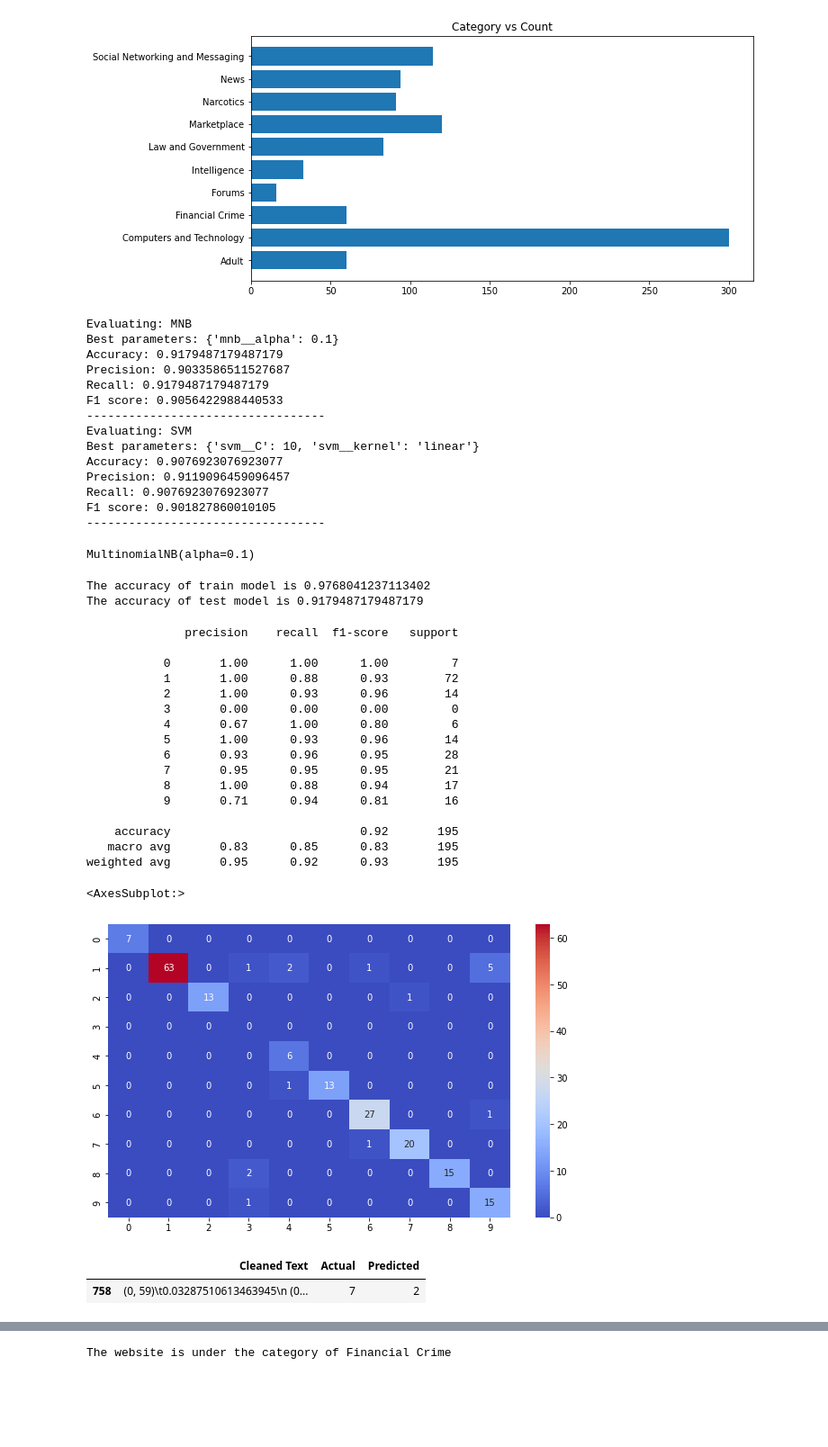
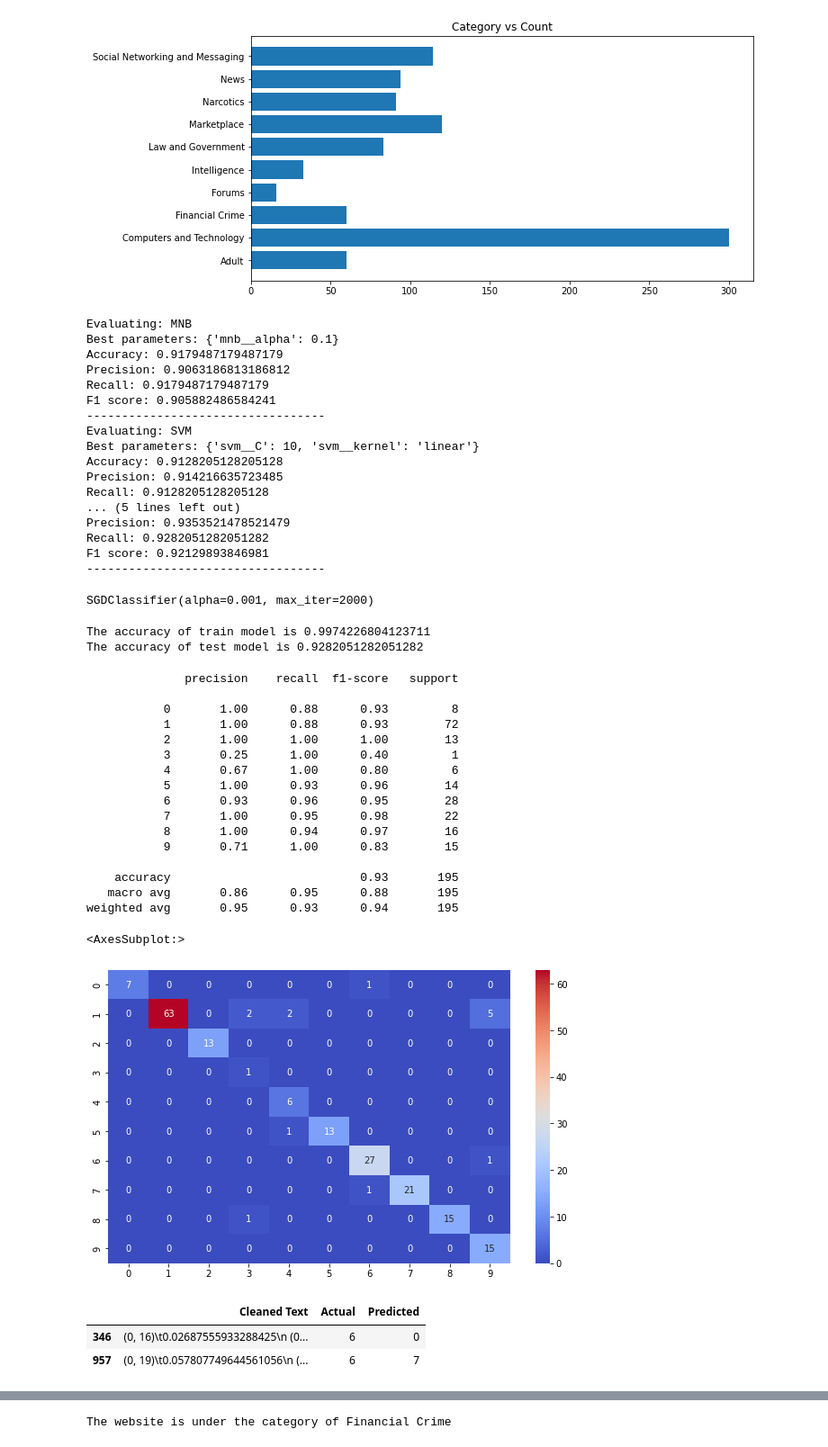
Before and after one commit to Shreyas-hacker/Webpages, a Jupyter notebook: model_MNB/SImple.ipynb, the cells around one changed output, grey strips where cells are left out. Shown: that part at 90% size. Cells and saved outputs as stored; diff of their text form; code cells hidden in the pictures; blank space fills up the shorter version.

Commit message:
new model

```diff
--- a/model_MNB/SImple.ipynb
+++ b/model_MNB/SImple.ipynb
@@ -123,7 +126,7 @@ X_train,X_test,y_train,y_test = train_test_split(df['cleaned_website_text'],df['
 # %%
 from sklearn.feature_extraction.text import TfidfVectorizer
 
-tf_id_vectorizer = TfidfVectorizer(analyzer='word',smooth_idf=True,max_features=5000)
+tf_id_vectorizer = TfidfVectorizer(analyzer='word',smooth_idf=True,max_features=5000,ngram_range=(1,2))
 tf_id_train = tf_id_vectorizer.fit_transform(X_train)
 tf_id_test = tf_id_vectorizer.transform(X_test)
 # %%
@@ -142,6 +145,7 @@ from sklearn.feature_extraction.text import TfidfVectorizer
 from sklearn.feature_selection import SelectKBest, chi2
 from sklearn.svm import SVC
 from sklearn.naive_bayes import MultinomialNB
+from sklearn.linear_model import SGDClassifier
 from sklearn.metrics import accuracy_score, precision_score, recall_score, f1_score
 
 # Assuming you have your training data (X_train) and corresponding labels (y_train)
@@ -161,6 +165,14 @@ models = {
             'svm__kernel': ['linear', 'rbf']
         }
     },
+    'SGD':{
+        'model': SGDClassifier(),
+        'params': {
+            'sgd__alpha': [0.0001, 0.001, 0.01, 0.1],
+            'sgd__penalty': ['l1', 'l2', 'elasticnet'],
+            'sgd__max_iter': [1000, 2000, 3000],
+        }
+    }
 }
 
 # Perform grid search and cross-validation for each model
@@ -206,16 +218,19 @@ for model_name, model_data in models.items():
 Evaluating: MNB
 Best parameters: {'mnb__alpha': 0.1}
 Accuracy: 0.9179487179487179
-Precision: 0.9033586511527687
+Precision: 0.9063186813186812
 Recall: 0.9179487179487179
-F1 score: 0.9056422988440533
+F1 score: 0.905882486584241
 ----------------------------------
 Evaluating: SVM
 Best parameters: {'svm__C': 10, 'svm__kernel': 'linear'}
-Accuracy: 0.9076923076923077
-Precision: 0.9119096459096457
-Recall: 0.9076923076923077
-F1 score: 0.901827860010105
+Accuracy: 0.9128205128205128
+Precision: 0.914216635723485
+Recall: 0.9128205128205128
+... (5 lines left out)
+Precision: 0.9353521478521479
+Recall: 0.9282051282051282
+F1 score: 0.92129893846981
 ----------------------------------
 # %%
 # from sklearn.feature_selection import chi2
@@ -225,11 +240,12 @@ F1 score: 0.901827860010105
 # X_train_selected = chi2_selector.fit_transform(tf_id_train, y_train)
 # X_test_selected = chi2_selector.transform(tf_id_test)
 # %%
-model = MultinomialNB(alpha=0.1)
+# model = MultinomialNB(alpha=0.1)
 # model = SVC(C=10, kernel='linear')
+model = SGDClassifier(alpha=0.001,max_iter=2000, penalty='l2')
 model.fit(tf_id_train,y_train)
 # %% [output]
-MultinomialNB(alpha=0.1)
+SGDClassifier(alpha=0.001, max_iter=2000)
 # %%
 import sklearn.metrics as sm
 
@@ -237,8 +253,8 @@ y_pred = model.predict(tf_id_test)
 print(f'The accuracy of train model is {sm.accuracy_score(y_train,model.predict(tf_id_train))}')
 print(f'The accuracy of test model is {sm.accuracy_score(y_test,y_pred)}')
 # %% [output]
-The accuracy of train model is 0.9768041237113402
-The accuracy of test model is 0.9179487179487179
+The accuracy of train model is 0.9974226804123711
+The accuracy of test model is 0.9282051282051282
 # %%
 import seaborn as sns
 from sklearn.metrics import confusion_matrix,classification_report
@@ -250,28 +266,29 @@ sns.heatmap(confusion_matrix(predictions,y_test),cmap='coolwarm',annot=True)
 # %% [output]
               precision    recall  f1-score   support
 
-           0       1.00      1.00      1.00         7
+           0       1.00      0.88      0.93         8
            1       1.00      0.88      0.93        72
-           2       1.00      0.93      0.96        14
-           3       0.00      0.00      0.00         0
+           2       1.00      1.00      1.00        13
+           3       0.25      1.00      0.40         1
            4       0.67      1.00      0.80         6
            5       1.00      0.93      0.96        14
            6       0.93      0.96      0.95        28
-           7       0.95      0.95      0.95        21
-           8       1.00      0.88      0.94        17
-           9       0.71      0.94      0.81        16
+           7       1.00      0.95      0.98        22
+           8       1.00      0.94      0.97        16
+           9       0.71      1.00      0.83        15
 
-    accuracy                           0.92       195
-   macro avg       0.83      0.85      0.83       195
-weighted avg       0.95      0.92      0.93       195
+    accuracy                           0.93       195
+   macro avg       0.86      0.95      0.88       195
+weighted avg       0.95      0.93      0.94       195
 <AxesSubplot:>
 [figure]
 # %%
 pd.set_option('display.max_rows', None)
 predictions = model.predict(tf_id_test)
 results = pd.DataFrame({'Cleaned Text':tf_id_test,'Actual':y_test,'Predicted':predictions})
-results[(results['Actual']==7) & (results['Actual']!=results['Predicted'])]
+results[(results['Actual']==6) & (results['Actual']!=results['Predicted'])]
 # %% [output]
 |  | Cleaned Text | Actual | Predicted |
-| 758 | (0, 59)\t0.03287510613463945\n (0... | 7 | 2 |
+| 346 | (0, 16)\t0.02687555933288425\n (0... | 6 | 0 |
+| 957 | (0, 19)\t0.057807749644561056\n (... | 6 | 7 |
 # %%
```
Also changed, not shown: parts of 4 cells of this notebook, 3 other files.
